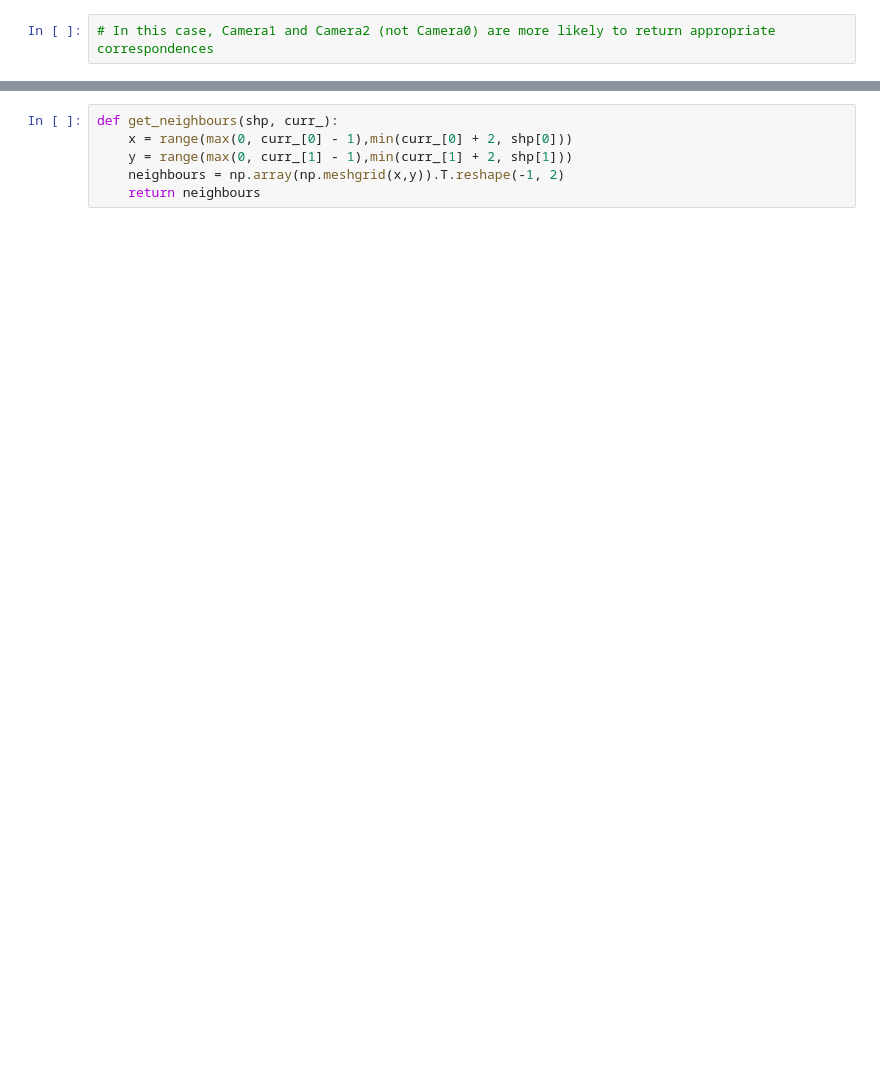
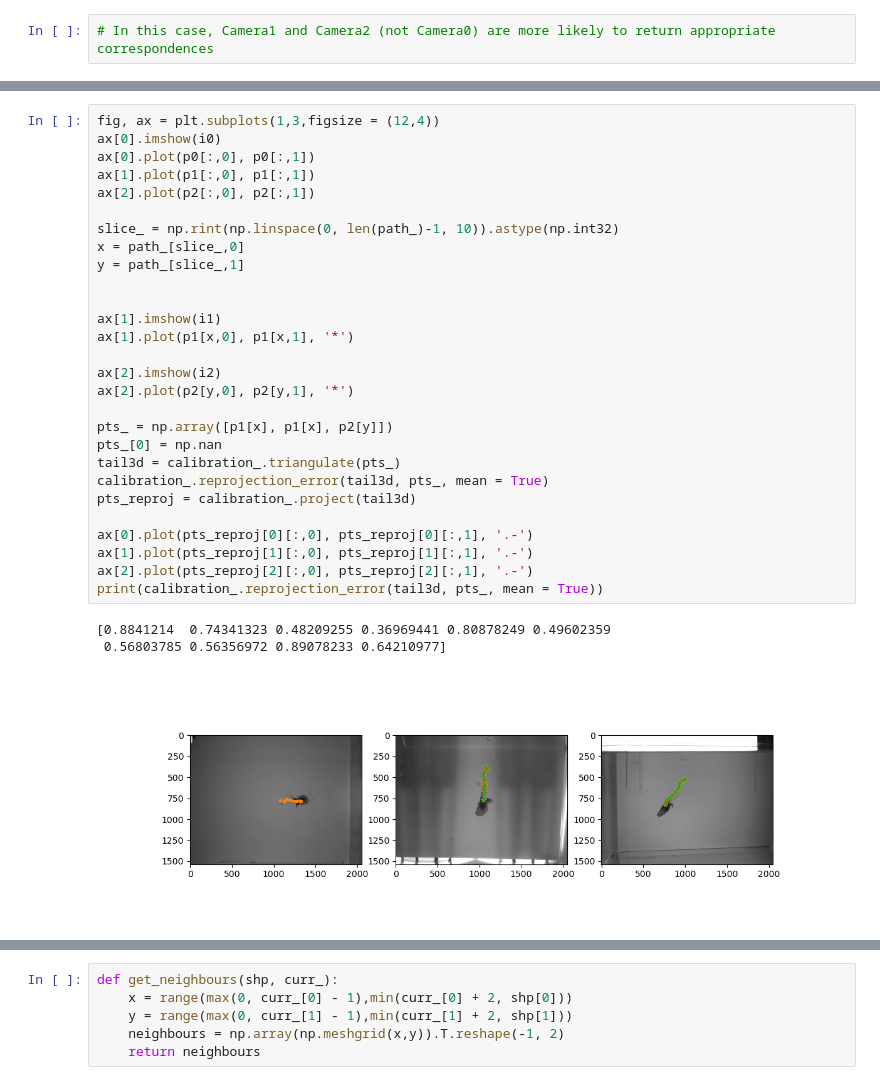
Before and after one commit to aiyeraditya/Annotate_Tadpole_Tablet, a Jupyter notebook: TailMatch.ipynb, the cells around one changed output, grey strips where cells are left out. Drawn from its saved outputs; the diff is of its cells as text; blank space fills up the shorter version.

```diff
--- a/TailMatch.ipynb
+++ b/TailMatch.ipynb
@@ -99,0 +84,32 @@ def djikstra_walk(array_):
+# %%
+fig, ax = plt.subplots(1,3,figsize = (12,4))
+ax[0].imshow(i0)
+ax[0].plot(p0[:,0], p0[:,1])
+ax[1].plot(p1[:,0], p1[:,1])
+ax[2].plot(p2[:,0], p2[:,1])
+
+slice_ = np.rint(np.linspace(0, len(path_)-1, 10)).astype(np.int32)
+x = path_[slice_,0]
+y = path_[slice_,1]
+
+
+ax[1].imshow(i1)
+ax[1].plot(p1[x,0], p1[x,1], '*')
+
+ax[2].imshow(i2)
+ax[2].plot(p2[y,0], p2[y,1], '*')
+
+pts_ = np.array([p1[x], p1[x], p2[y]])
+pts_[0] = np.nan
+tail3d = calibration_.triangulate(pts_)
+calibration_.reprojection_error(tail3d, pts_, mean = True)
+pts_reproj = calibration_.project(tail3d)
+
+ax[0].plot(pts_reproj[0][:,0], pts_reproj[0][:,1], '.-')
+ax[1].plot(pts_reproj[1][:,0], pts_reproj[1][:,1], '.-')
+ax[2].plot(pts_reproj[2][:,0], pts_reproj[2][:,1], '.-')
+print(calibration_.reprojection_error(tail3d, pts_, mean = True))
+# %% [output]
+[0.8841214  0.74341323 0.48209255 0.36969441 0.80878249 0.49602359
+ 0.56803785 0.56356972 0.89078233 0.64210977]
+[figure, added]
```
Also changed, not shown: parts of 16 cells of this notebook, 1 other file.
